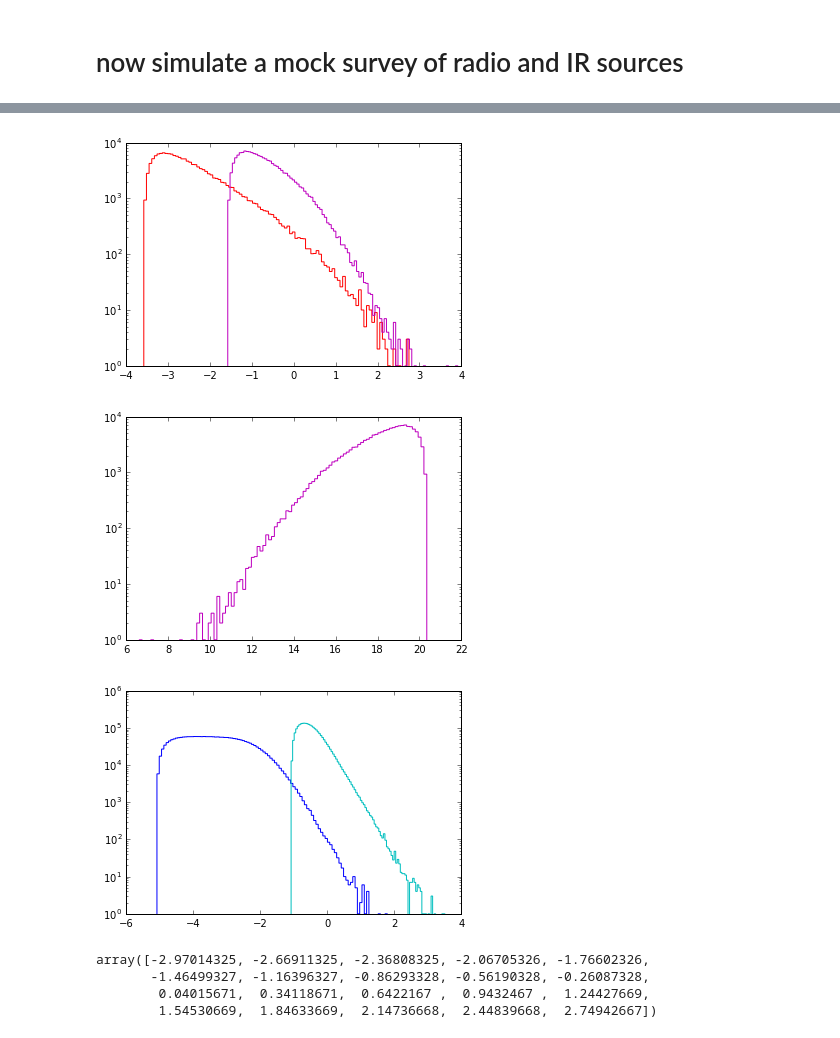
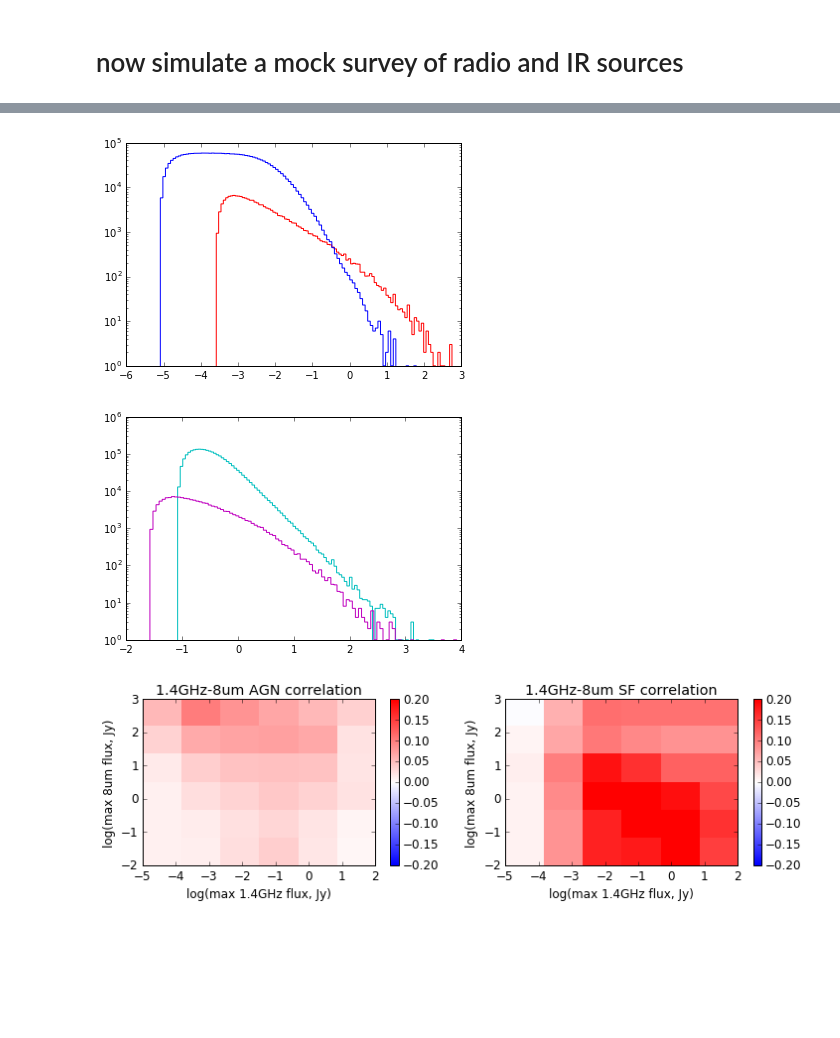
Before and after one commit to abrahamneben/21cmIRxcor, a Jupyter notebook: fg_xcor/agn_and_sf_luminosity_functions_and_survey_sim.ipynb, the cells around one changed output, grey strips where cells are left out. Cells and saved outputs as stored; diff of their text form; code cells hidden in the pictures; blank space fills up the shorter version.

```diff
--- a/fg_xcor/agn_and_sf_luminosity_functions_and_survey_sim.ipynb
+++ b/fg_xcor/agn_and_sf_luminosity_functions_and_survey_sim.ipynb
@@ -269,30 +281,25 @@ Fir_vals_mag = [-2.5*np.log10(Fir_vals[j]*1.e-3/3631.) for j in range(2)] # AB m
 plt.hist(np.log10(Frad_vals[0]),100,histtype='step',color='r')
 plt.gca().set_yscale('log')
 
-plt.hist(np.log10(Fir_vals[0]),100,histtype='step',color='m')
+plt.hist(np.log10(Frad_vals[1]),100,histtype='step',color='b')
 plt.gca().set_yscale('log')
 
-plt.figure()
-plt.hist(Fir_vals_mag[0],100,histtype='step',color='m')
-plt.gca().set_yscale('log')
+
+
+# plt.figure()
+# plt.hist(Fir_vals_mag[0],100,histtype='step',color='m')
+# plt.gca().set_yscale('log')
 # %% [output]
-[figure, old version]
+[figure, new version]
-[figure, removed]
 # %%
-plt.hist(np.log10(Frad_vals[1]),100,histtype='step',color='b')
-plt.gca().set_yscale('log')
 
 plt.hist(np.log10(Fir_vals[1]),100,histtype='step',color='c')
 plt.gca().set_yscale('log')
+
+plt.hist(np.log10(Fir_vals[0]),100,histtype='step',color='m')
+plt.gca().set_yscale('log')
 # %% [output]
-[figure, old version]
+[figure, new version]
-# %%
-np.log10(Frad_cuts[0])
-# %% [output]
-array([-2.97014325, -2.66911325, -2.36808325, -2.06705326, -1.76602326,
-       -1.46499327, -1.16396327, -0.86293328, -0.56190328, -0.26087328,
-        0.04015671,  0.34118671,  0.6422167 ,  0.9432467 ,  1.24427669,
-        1.54530669,  1.84633669,  2.14736668,  2.44839668,  2.74942667])
 # %%
 # Frad_cuts = [np.percentile(Frad_vals[j],[10,20,30,40,50,60,70,80,90,100]) for j in range(2)]
 # Fir_cuts = [np.percentile(Fir_vals[j],[10,20,30,40,50,60,70,80,90,100]) for j in range(2)]
@@ -316,3 +324,26 @@ for j in range(2):
+# %%
+plt.figure(figsize=(12,3))
+matplotlib.rcParams.update({'font.size': 12})
+
+e = [min(logjycuts_rad),max(logjycuts_rad),min(logjycuts_ir),max(logjycuts_ir)]
+
+plt.subplot(121)
+plt.imshow(c_for_rad_and_ir_fluxcut_sf_and_agn[0],interpolation='nearest',cmap='bwr',vmin=-.2,vmax=.2,extent=e)
+plt.colorbar()
+plt.title('1.4GHz-8um AGN correlation')
+plt.xlabel('log(max 1.4GHz flux, Jy)')
+plt.ylabel('log(max 8um flux, Jy)')
+
+plt.subplot(122)
+plt.imshow(c_for_rad_and_ir_fluxcut_sf_and_agn[1],interpolation='nearest',cmap='bwr',vmin=-.2,vmax=.2,extent=e)
+plt.colorbar()
+plt.title('1.4GHz-8um SF correlation')
+plt.xlabel('log(max 1.4GHz flux, Jy)')
+plt.ylabel('log(max 8um flux, Jy)')
+
+plt.savefig('sim_correlation_agn_and_sf.pdf',bbox_inches='tight')
+# %% [output]
+[figure, added]
 # %%
 plt.figure(figsize=(12,5))
 
```
Also changed, not shown: parts of 5 cells of this notebook, 2 other files.
